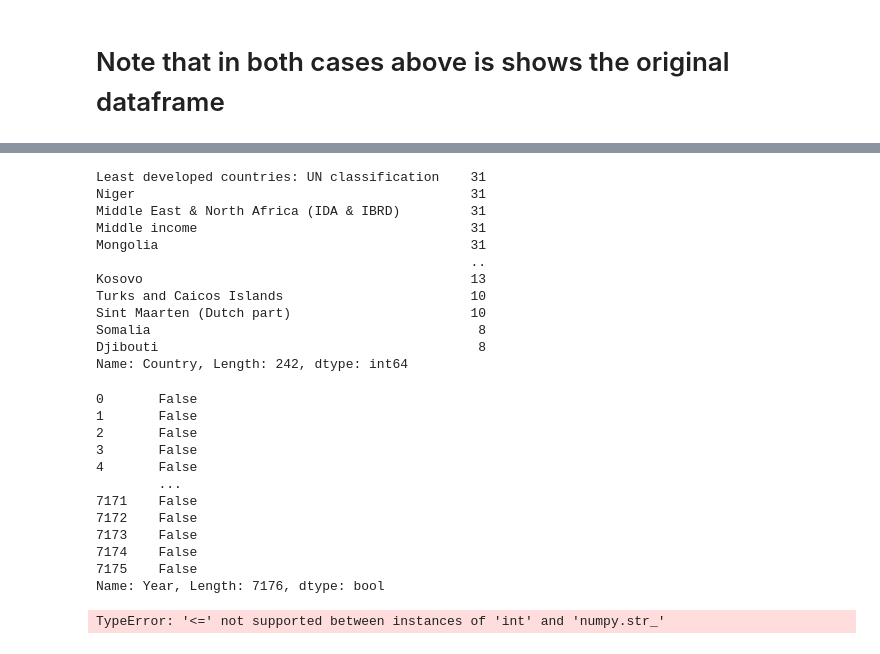
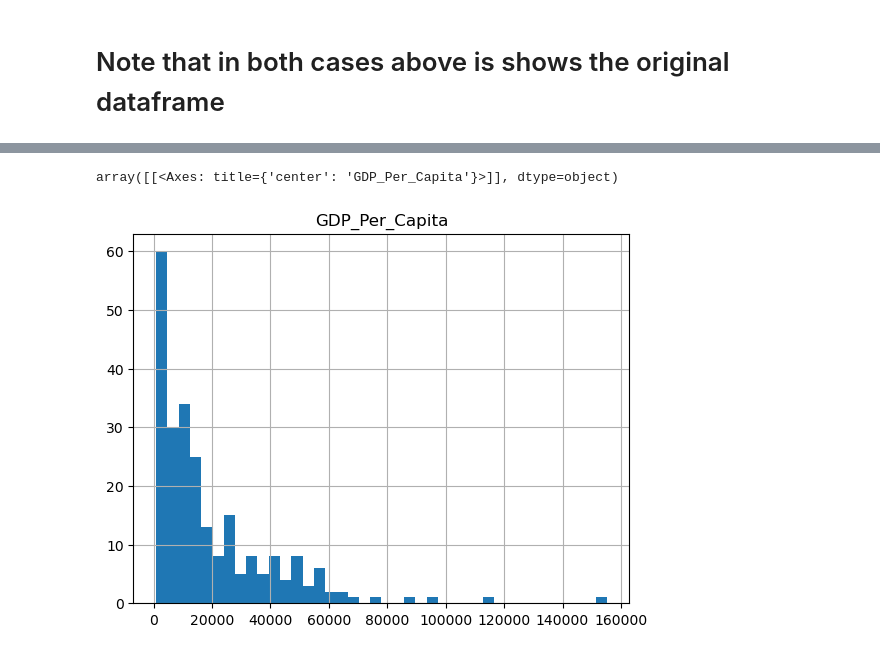
Before and after one commit to nss-data-science-cohort-7/un-exploration-michaeltatarjr, a Jupyter notebook: notebook/UN_Data_Exploration.ipynb, the cells around one changed output, grey strips where cells are left out. Cells and saved outputs as stored; diff of their text form; code cells hidden in the pictures.

```diff
--- a/notebook/UN_Data_Exploration.ipynb
+++ b/notebook/UN_Data_Exploration.ipynb
@@ -141 +108,3 @@ gdp_df.head(11)
+# %%
+gdp_df['Country'] = gdp_df['Country'].astype('str')
 # %%
@@ -217 +194,3 @@ memory usage: 224.4+ KB
+# %%
+gdp_2014 = gdp_df[gdp_df['Year'] == 2014]
 # %%
@@ -317,15 +226,0 @@ Name: Year, dtype: int64
-# %%
-gdp_DandR['Country'].value_counts()
-# %% [output]
-Least developed countries: UN classification    31
-Niger                                           31
-Middle East & North Africa (IDA & IBRD)         31
-Middle income                                   31
-Mongolia                                        31
-                                                ..
-Kosovo                                          13
-Turks and Caicos Islands                        10
-Sint Maarten (Dutch part)                       10
-Somalia                                          8
-Djibouti                                         8
-Name: Country, Length: 242, dtype: int64
@@ -334,19 +227,6 @@ GDP_DNR_2014 = gdp_DandR['Year'] == '2014'
-# %%
-print(GDP_DNR_2014)
-# %% [output]
-0       False
-1       False
-2       False
-3       False
-4       False
-        ...
-7171    False
-7172    False
-7173    False
-7174    False
-7175    False
-Name: Year, Length: 7176, dtype: bool
-# %%
-gdp_df.describe('GDP_Per_Capita')
-# %% [output]
-TypeError: '<=' not supported between instances of 'int' and 'numpy.str_'
+# %%
+
+gdp_2014.hist('GDP_Per_Capita', bins=40)
+# %% [output]
+array([[<Axes: title={'center': 'GDP_Per_Capita'}>]], dtype=object)
+[figure, added]
```
Also changed, not shown: parts of 33 cells of this notebook.
